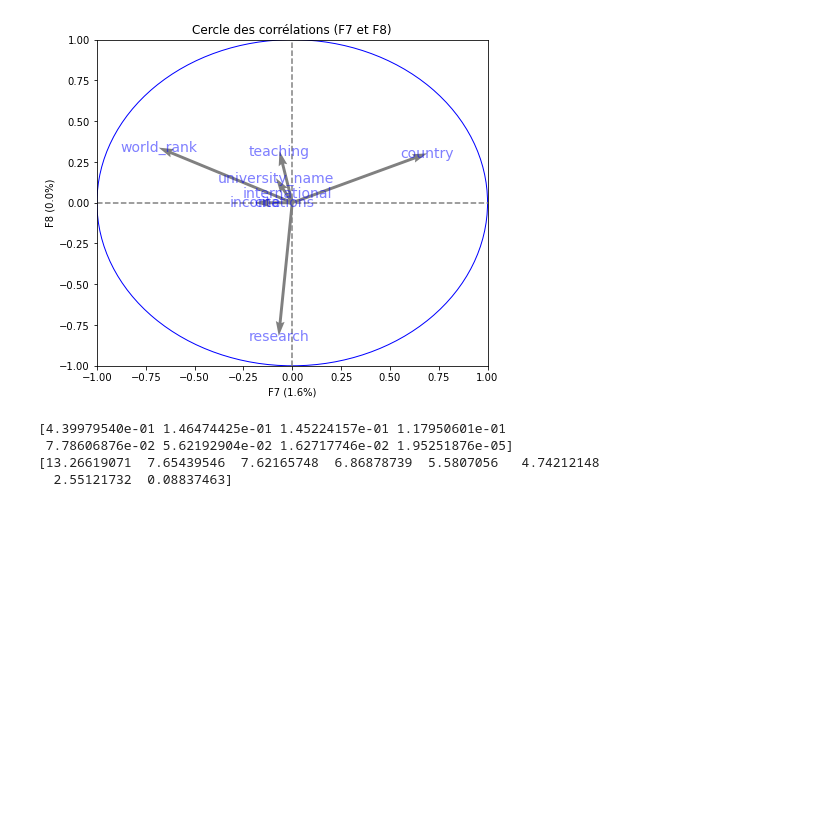
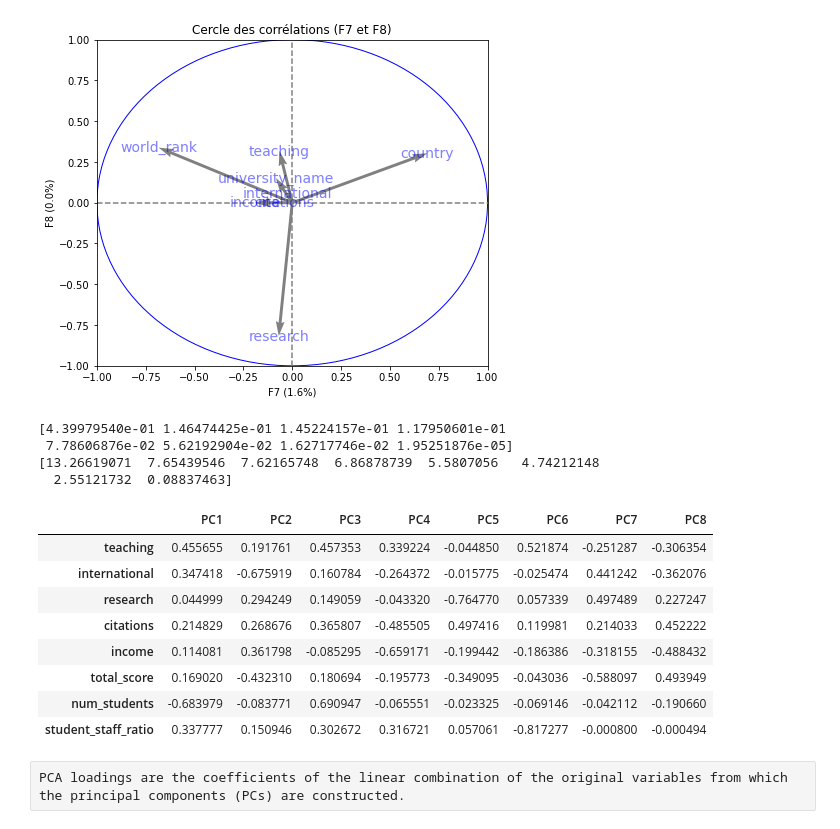
Before and after one commit to rog01/Best-universities-ACP, a Jupyter notebook: Best universities/Top Universities.ipynb, the cells around one changed output. Cells and saved outputs as stored; diff of their text form; code cells hidden in the pictures; blank space fills up the shorter version.

```diff
--- a/Best universities/Top Universities.ipynb
+++ b/Best universities/Top Universities.ipynb
@@ -185,3 +197,18 @@ print(pca.singular_values_)
  7.78606876e-02 5.62192904e-02 1.62717746e-02 1.95251876e-05]
 [13.26619071  7.65439546  7.62165748  6.86878739  5.5807056   4.74212148
   2.55121732  0.08837463]
+# %%
+loadings = pd.DataFrame(pca.components_, columns=['PC1','PC2','PC3','PC4','PC5','PC6','PC7','PC8'], index=list(data_pca.columns))
+loadings
+# %% [output]
+|  | PC1 | PC2 | PC3 | PC4 | PC5 | PC6 | PC7 | PC8 |
+| teaching | 0.455655 | 0.191761 | 0.457353 | 0.339224 | -0.044850 | 0.521874 | -0.251287 | -0.306354 |
+| international | 0.347418 | -0.675919 | 0.160784 | -0.264372 | -0.015775 | -0.025474 | 0.441242 | -0.362076 |
+| research | 0.044999 | 0.294249 | 0.149059 | -0.043320 | -0.764770 | 0.057339 | 0.497489 | 0.227247 |
+| citations | 0.214829 | 0.268676 | 0.365807 | -0.485505 | 0.497416 | 0.119981 | 0.214033 | 0.452222 |
+| income | 0.114081 | 0.361798 | -0.085295 | -0.659171 | -0.199442 | -0.186386 | -0.318155 | -0.488432 |
+| total_score | 0.169020 | -0.432310 | 0.180694 | -0.195773 | -0.349095 | -0.043036 | -0.588097 | 0.493949 |
+| num_students | -0.683979 | -0.083771 | 0.690947 | -0.065551 | -0.023325 | -0.069146 | -0.042112 | -0.190660 |
+| student_staff_ratio | 0.337777 | 0.150946 | 0.302672 | 0.316721 | 0.057061 | -0.817277 | -0.000800 | -0.000494 |
+# %% [raw]
+PCA loadings are the coefficients of the linear combination of the original variables from which the principal components (PCs) are constructed.
```
Also changed, not shown: parts of 4 cells of this notebook, 8 other files.
